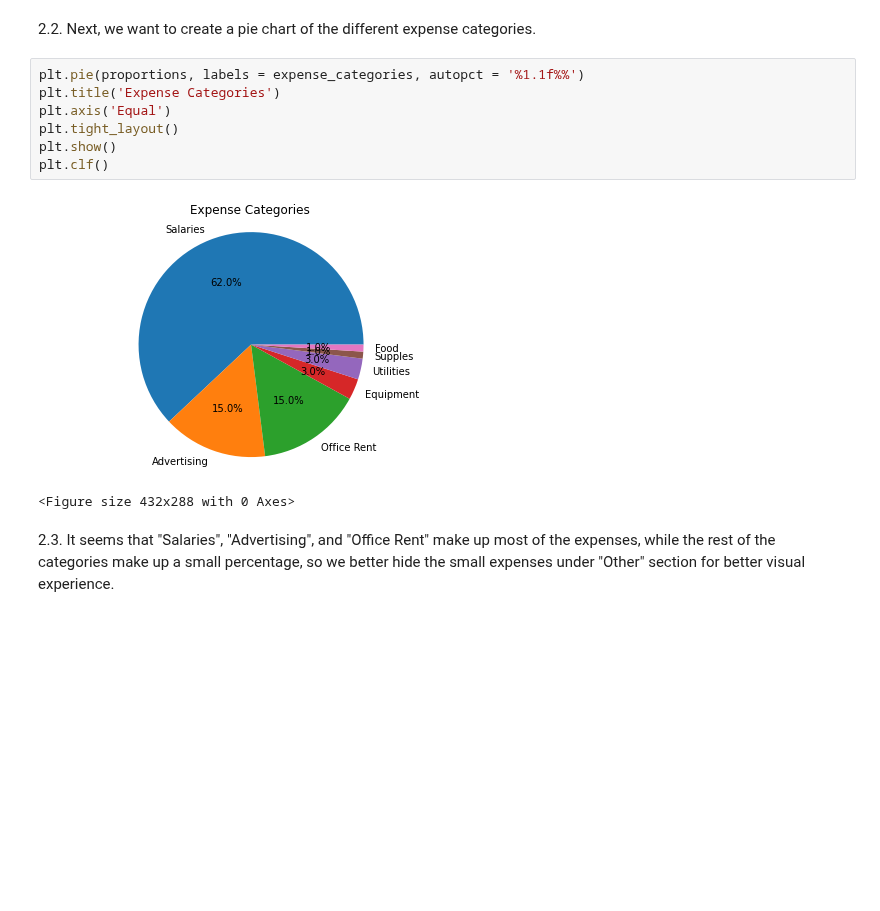
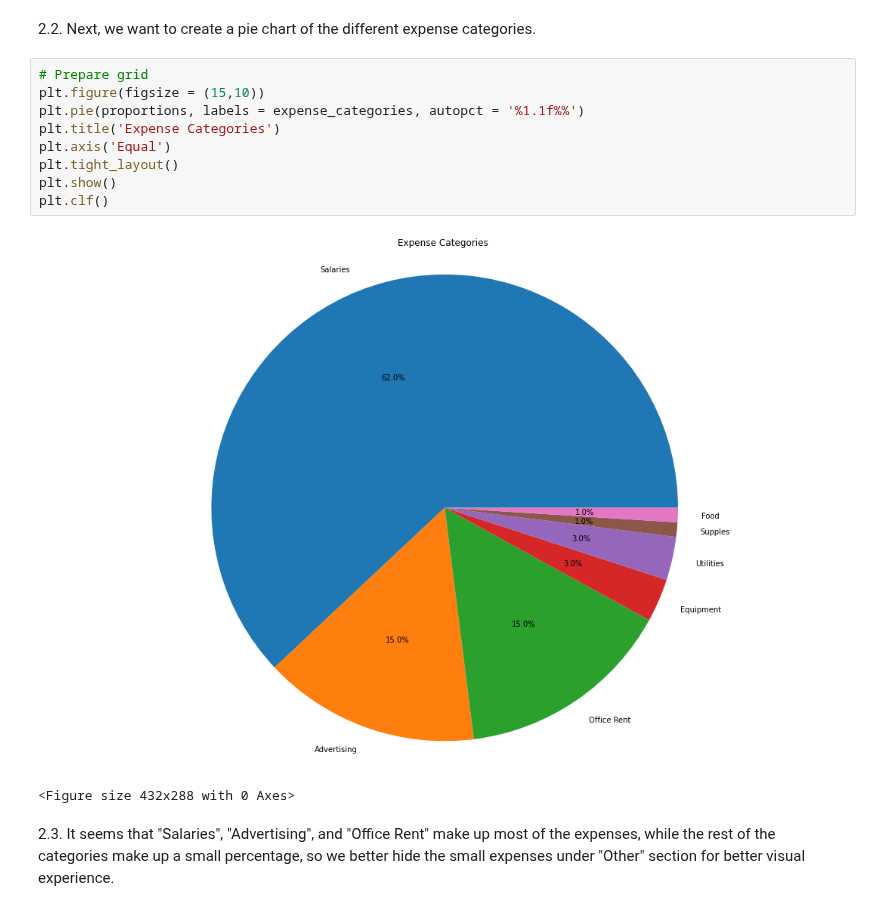
Before and after one commit to jadidaniel/jupyter-notebooks, a Jupyter notebook: data_transformation/company_transformation.ipynb, the cells around one changed output. Saved outputs shown, nothing was run; the diff lists cells and outputs as text; blank space fills up the shorter version.

```diff
--- a/data_transformation/company_transformation.ipynb
+++ b/data_transformation/company_transformation.ipynb
@@ -95,14 +95,16 @@ proportions = expense_overview.Proportion
 # %% [markdown]
 2.2. Next, we want to create a pie chart of the different expense categories.
 # %%
+# Prepare grid
+plt.figure(figsize = (15,10))
 plt.pie(proportions, labels = expense_categories, autopct = '%1.1f%%')
 plt.title('Expense Categories')
 plt.axis('Equal')
 plt.tight_layout()
 plt.show()
 plt.clf()
 # %% [output]
-[figure, old version]
+[figure, new version]
 <Figure size 432x288 with 0 Axes>
 # %% [markdown]
 2.3. It seems that "Salaries", "Advertising", and "Office Rent" make up most of the expenses, while the rest of the categories make up a small percentage, so we better hide the small expenses under "Other" section for better visual experience.
```
Also changed, not shown: parts of 1 cell of this notebook, 1 other file.
